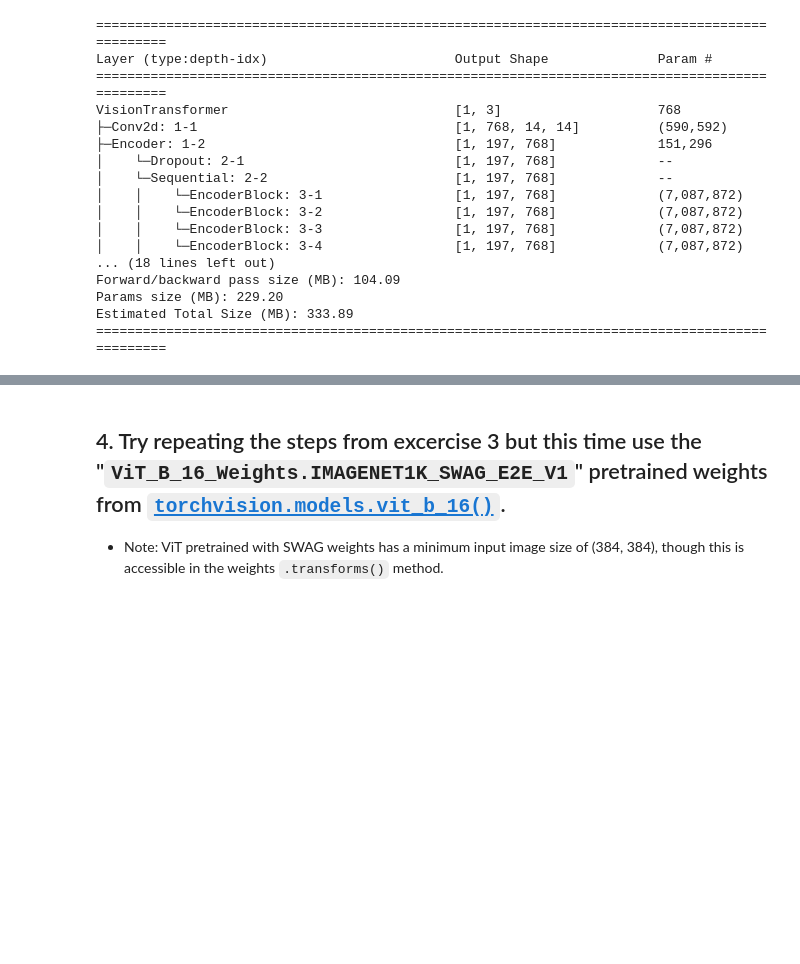
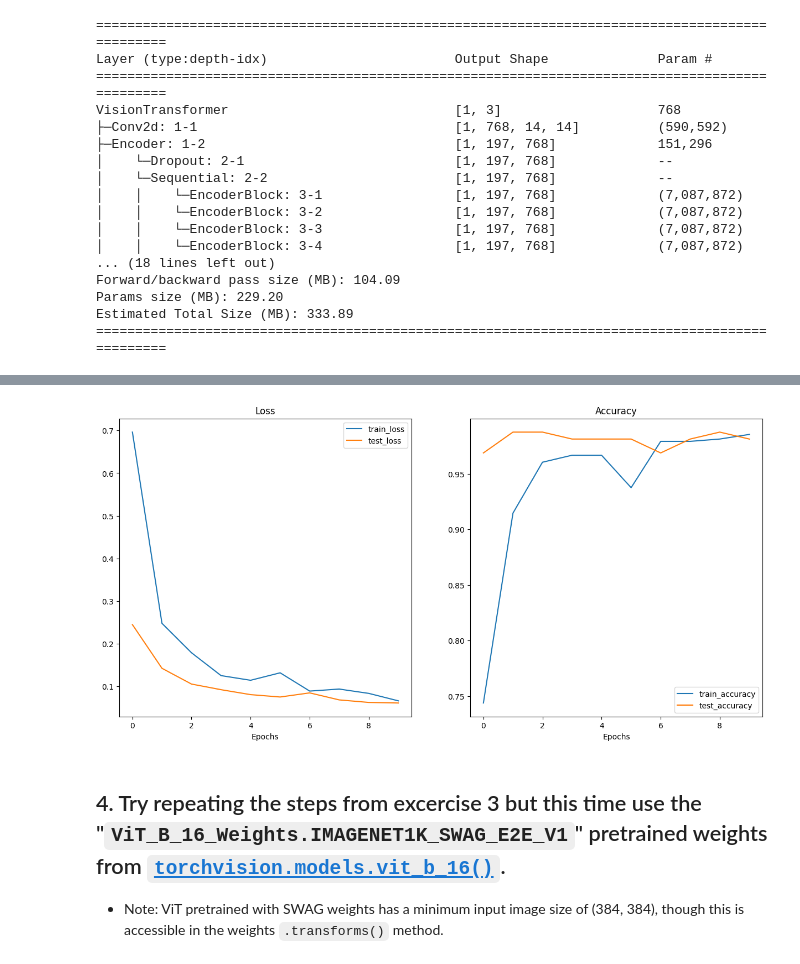
Before and after one commit to chaodi51/pytorch-deep-learning, a Jupyter notebook: extras/exercises/08_pytorch_paper_replicating_exercises.ipynb, the cells around one changed output, grey strips where cells are left out. Saved outputs shown, nothing was run; the diff lists cells and outputs as text; code cells hidden in the pictures; blank space fills up the shorter version.

```diff
--- a/extras/exercises/08_pytorch_paper_replicating_exercises.ipynb
+++ b/extras/exercises/08_pytorch_paper_replicating_exercises.ipynb
@@ -581,3 +581,19 @@ Forward/backward pass size (MB): 104.09
 Params size (MB): 229.20
 Estimated Total Size (MB): 333.89
 ===============================================================================================
+# %%
+#%title find-tune the pretrained ViT model
+from going_modular.going_modular import engine
+
+optimizer = torch.optim.Adam(params=pretrained_vit.parameters(), lr=0.001)
+loss_fn = nn.CrossEntropyLoss()
+
+# Train the model
+set_seeds()
+pretrained_vit_results = engine.train(model=pretrained_vit,
+                                      train_dataloader=train_dataloader_20_percent,
+                                      test_dataloader=test_dataloader_20_percent,
+                                      optimizer=optimizer,
+                                      loss_fn=loss_fn,
+                                      epochs=10,
+                                      device=device)
@@ -584,3 +611,9 @@ Estimated Total Size (MB): 333.89
+# %%
+from helper_functions import plot_loss_curves
+
+plot_loss_curves(pretrained_vit_results)
+# %% [output]
+[figure, added]
 # %% [markdown]
 ## 4. Try repeating the steps from excercise 3 but this time use the "`ViT_B_16_Weights.IMAGENET1K_SWAG_E2E_V1`" pretrained weights from [`torchvision.models.vit_b_16()`](https://pytorch.org/vision/stable/models/generated/torchvision.models.vit_b_16.html#torchvision.models.vit_b_16).
 * Note: ViT pretrained with SWAG weights has a minimum input image size of (384, 384), though this is accessible in the weights `.transforms()` method.
```
Also changed, not shown: parts of 1 cell of this notebook.
